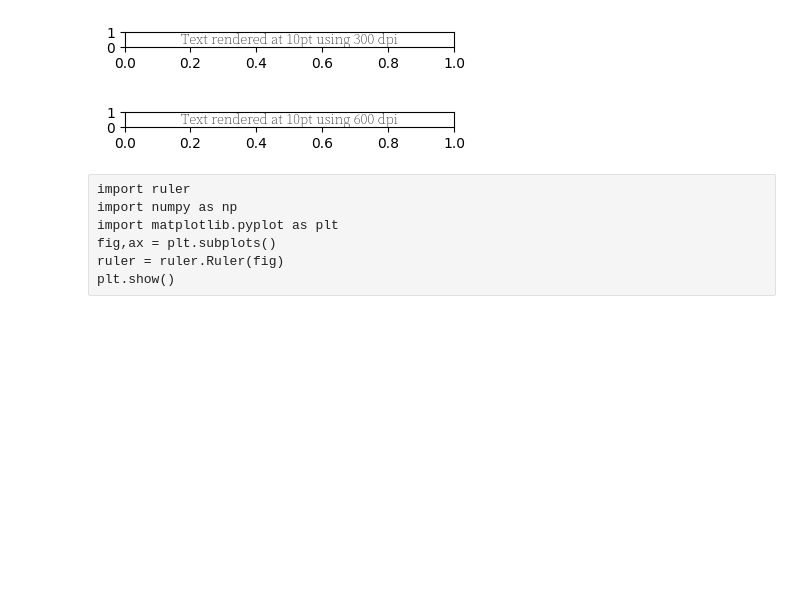
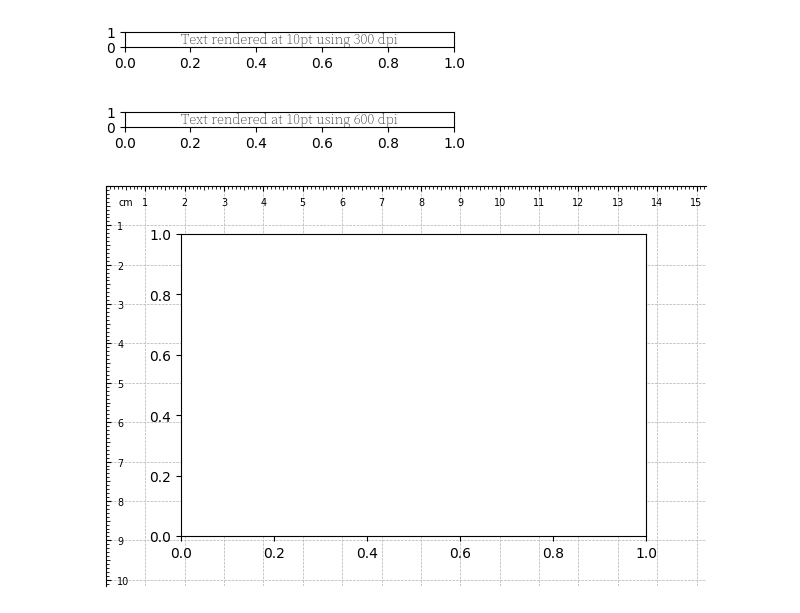
Before and after one commit to labdmitriy/sci-viz-book, a Jupyter notebook: notebooks/01-anatomy/code.ipynb, the cells around one changed output. Saved outputs shown, nothing was run; the diff lists cells and outputs as text; code cells hidden in the pictures; blank space fills up the shorter version.

Commit message:
Add experiments with Ruler

```diff
--- a/notebooks/01-anatomy/code.ipynb
+++ b/notebooks/01-anatomy/code.ipynb
@@ -121,10 +121,3 @@ figure(50), figure(100), figure(300), figure(600)
 [figure]
 [figure]
 [figure]
-# %% [raw]
-import ruler
-import numpy as np
-import matplotlib.pyplot as plt
-fig,ax = plt.subplots()
-ruler = ruler.Ruler(fig)
-plt.show()
@@ -130,0 +200,10 @@ plt.show()
+# %%
+# import ruler
+import numpy as np
+import matplotlib.pyplot as plt
+fig, ax = plt.subplots()
+# fig, ax = plt.subplots(figsize=(5, 5), dpi=100)
+ruler = Ruler(fig)
+plt.show()
+# %% [output]
+[figure, added]
```
Also changed, not shown: parts of 2 cells of this notebook.
